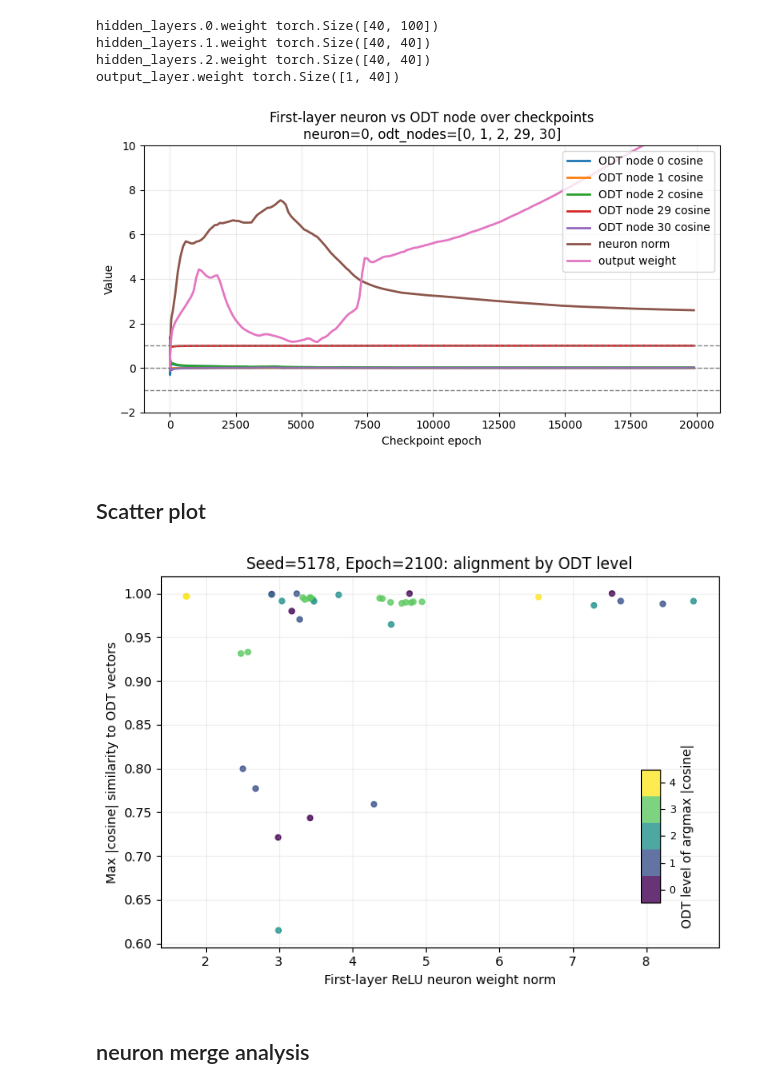
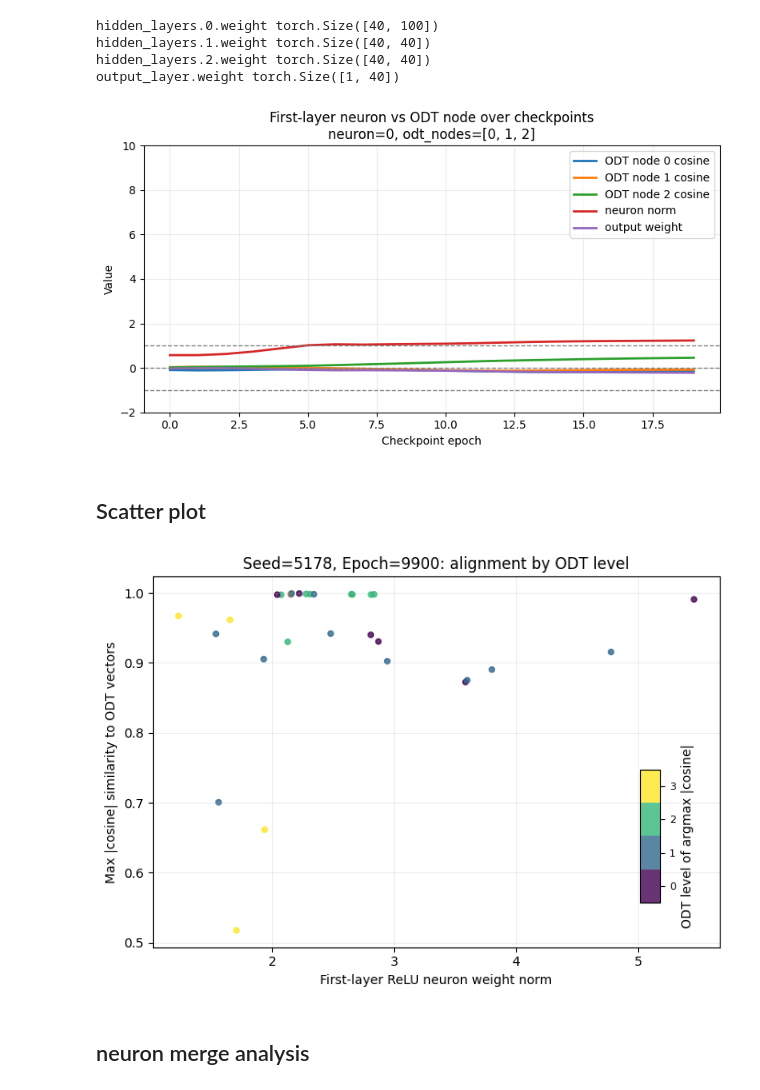
Before and after one commit to HarishGP/layer-lenses, a Jupyter notebook: notebooks/scratch.ipynb, the cells around one changed output. Cells and saved outputs as stored; diff of their text form; code cells hidden in the pictures.

```diff
--- a/notebooks/scratch.ipynb
+++ b/notebooks/scratch.ipynb
@@ -142,9 +142,9 @@ hidden_layers.2.weight torch.Size([40, 40])
 output_layer.weight torch.Size([1, 40])
 # %%
 FIRST_LAYER_NEURON_ID = [0]
-ODT_INTERNAL_NODE_ID = [0,1,2,29,30]
+ODT_INTERNAL_NODE_ID = [0,1,2]
 START_EPOCH_PLOT_IDX = 0
-END_EPOCH_PLOT_IDX = 300
+END_EPOCH_PLOT_IDX = 20
 
 
 
@@ -232,38 +232,38 @@ for ax, neuron_id in zip(axes, neuron_ids):
 
     ax.plot(
         epochs,
         neuron_norms,
         linewidth=2.0,
         label="neuron norm",
     )
     ax.plot(
         epochs,
         output_wts,
         linewidth=2.0,
         label="output weight",
     )
     ax.axhline(1.0, color="gray", linestyle="--", linewidth=1)
     ax.axhline(0.0, color="gray", linestyle="--", linewidth=1)
     ax.axhline(-1.0, color="gray", linestyle="--", linewidth=1)
     ax.set_ylabel("Value")
     # ax.set_yscale("log")
     ax.set_title(
         "First-layer neuron vs ODT node over checkpoints\n"
         f"neuron={neuron_id}, odt_nodes={odt_node_ids}"
     )
     ax.set_ylim(-2,10)
     ax.grid(alpha=0.25)
     ax.legend()
 
 axes[-1].set_xlabel("Checkpoint epoch")
 fig.tight_layout()
 plt.show()
 # %% [output]
-[figure, old version]
+[figure, new version]
 # %% [markdown]
 ## Scatter plot
 # %%
-EPOCH = list(ckpts.keys())[120]  # choose from available checkpoints
+EPOCH = list(ckpts.keys())[297]  # choose from available checkpoints
 
 alignment, fig, ax = plot_first_layer_odt_alignment(
     state_dict=ckpts[EPOCH],
@@ -293,7 +293,7 @@ HIDDEN_WEIGHTS = [
 W0 = HIDDEN_WEIGHTS[0]
 Wout = state["output_layer.weight"].detach().cpu()
 # %% [output]
-[figure, old version]
+[figure, new version]
 # %% [markdown]
 ## neuron merge analysis
 # %%
```
Also changed, not shown: parts of 10 cells of this notebook, 4 other files.
